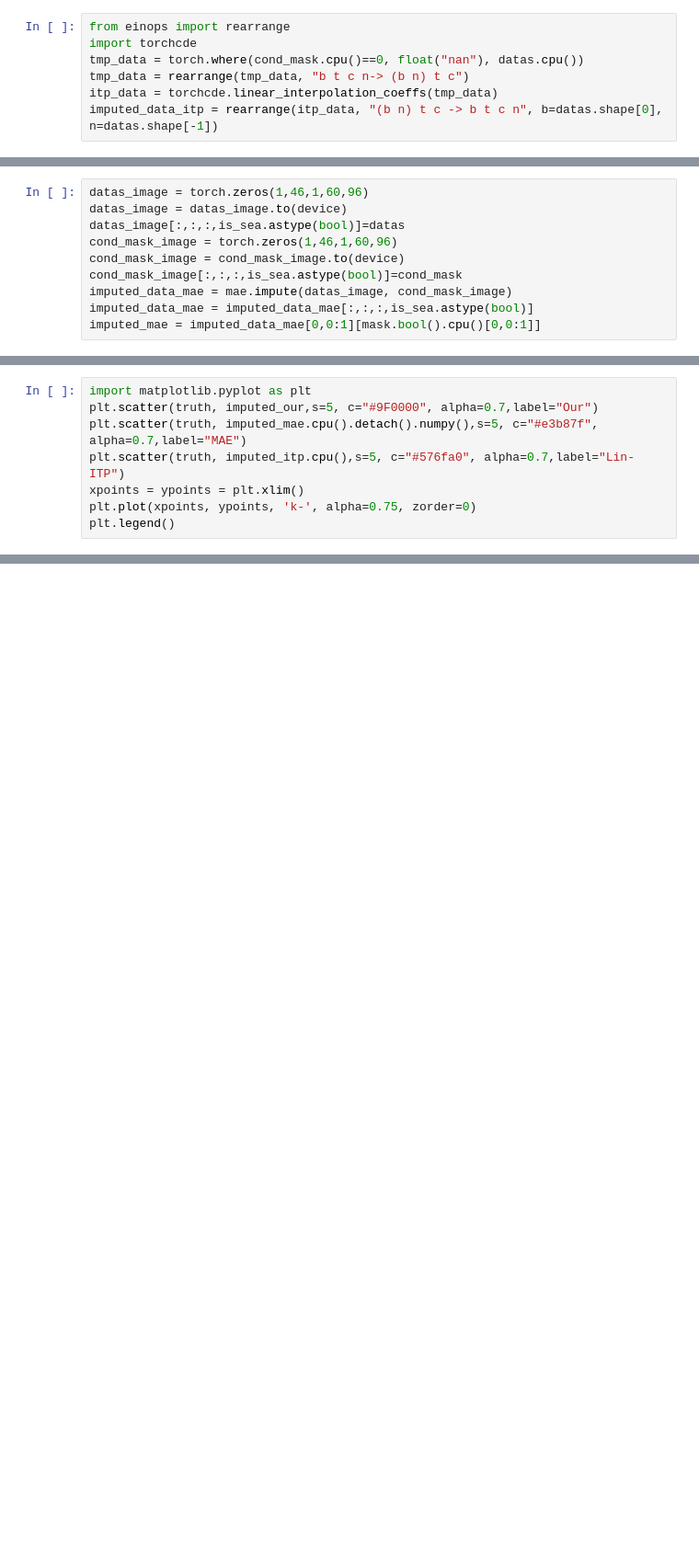
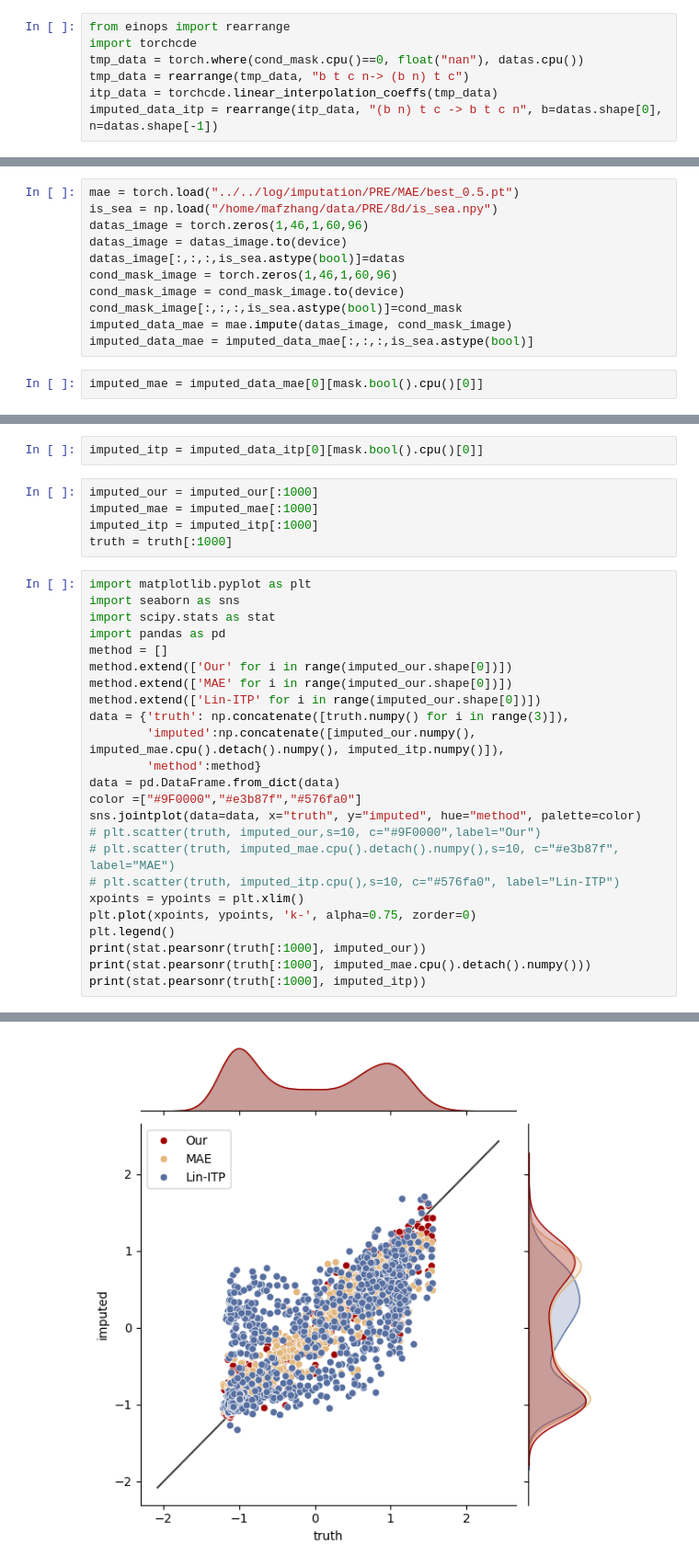
Before and after one commit to YangLabHKUST/STIMP, a Jupyter notebook: visualization/PRE/imputation.ipynb, the cells around one changed output, grey strips where cells are left out. Shown at 92% size. Saved outputs shown, nothing was run; the diff lists cells and outputs as text; blank space fills up the shorter version.

```diff
--- a/visualization/PRE/imputation.ipynb
+++ b/visualization/PRE/imputation.ipynb
@@ -121,4 +142,6 @@ truth = datas[0,0:1][mask.bool()[0,0:1]].cpu()
 # %%
+mae = torch.load("../../log/imputation/PRE/MAE/best_0.5.pt")
+is_sea = np.load("/home/mafzhang/data/PRE/8d/is_sea.npy")
 datas_image = torch.zeros(1,46,1,60,96)
 datas_image = datas_image.to(device)
 datas_image[:,:,:,is_sea.astype(bool)]=datas
@@ -127,5 +150,6 @@ cond_mask_image = cond_mask_image.to(device)
 cond_mask_image[:,:,:,is_sea.astype(bool)]=cond_mask
 imputed_data_mae = mae.impute(datas_image, cond_mask_image)
 imputed_data_mae = imputed_data_mae[:,:,:,is_sea.astype(bool)]
-imputed_mae = imputed_data_mae[0,0:1][mask.bool().cpu()[0,0:1]]
+# %%
+imputed_mae = imputed_data_mae[0][mask.bool().cpu()[0]]
 # %%
@@ -137,8 +162,32 @@ imputed_itp = imputed_data_itp[0,0:1][mask.bool().cpu()[0,0:1]]
+# %%
+imputed_itp = imputed_data_itp[0][mask.bool().cpu()[0]]
+# %%
+imputed_our = imputed_our[:1000]
+imputed_mae = imputed_mae[:1000]
+imputed_itp = imputed_itp[:1000]
+truth = truth[:1000]
 # %%
 import matplotlib.pyplot as plt
-plt.scatter(truth, imputed_our,s=5, c="#9F0000", alpha=0.7,label="Our")
-plt.scatter(truth, imputed_mae.cpu().detach().numpy(),s=5, c="#e3b87f", alpha=0.7,label="MAE")
-plt.scatter(truth, imputed_itp.cpu(),s=5, c="#576fa0", alpha=0.7,label="Lin-ITP")
+import seaborn as sns
+import scipy.stats as stat
+import pandas as pd
+method = []
+method.extend(['Our' for i in range(imputed_our.shape[0])])
+method.extend(['MAE' for i in range(imputed_our.shape[0])])
+method.extend(['Lin-ITP' for i in range(imputed_our.shape[0])])
+data = {'truth': np.concatenate([truth.numpy() for i in range(3)]),
+        'imputed':np.concatenate([imputed_our.numpy(), imputed_mae.cpu().detach().numpy(), imputed_itp.numpy()]),
+        'method':method}
+data = pd.DataFrame.from_dict(data)
+color =["#9F0000","#e3b87f","#576fa0"]
+sns.jointplot(data=data, x="truth", y="imputed", hue="method", palette=color)
+# plt.scatter(truth, imputed_our,s=10, c="#9F0000",label="Our")
+# plt.scatter(truth, imputed_mae.cpu().detach().numpy(),s=10, c="#e3b87f", label="MAE")
+# plt.scatter(truth, imputed_itp.cpu(),s=10, c="#576fa0", label="Lin-ITP")
 xpoints = ypoints = plt.xlim()
 plt.plot(xpoints, ypoints, 'k-', alpha=0.75, zorder=0)
 plt.legend()
+print(stat.pearsonr(truth[:1000], imputed_our))
+print(stat.pearsonr(truth[:1000], imputed_mae.cpu().detach().numpy()))
+print(stat.pearsonr(truth[:1000], imputed_itp))
+# %% [output]
@@ -144,0 +197 @@ plt.legend()
+[figure, added]
```
Also changed, not shown: parts of 25 cells of this notebook, 1 other file.
